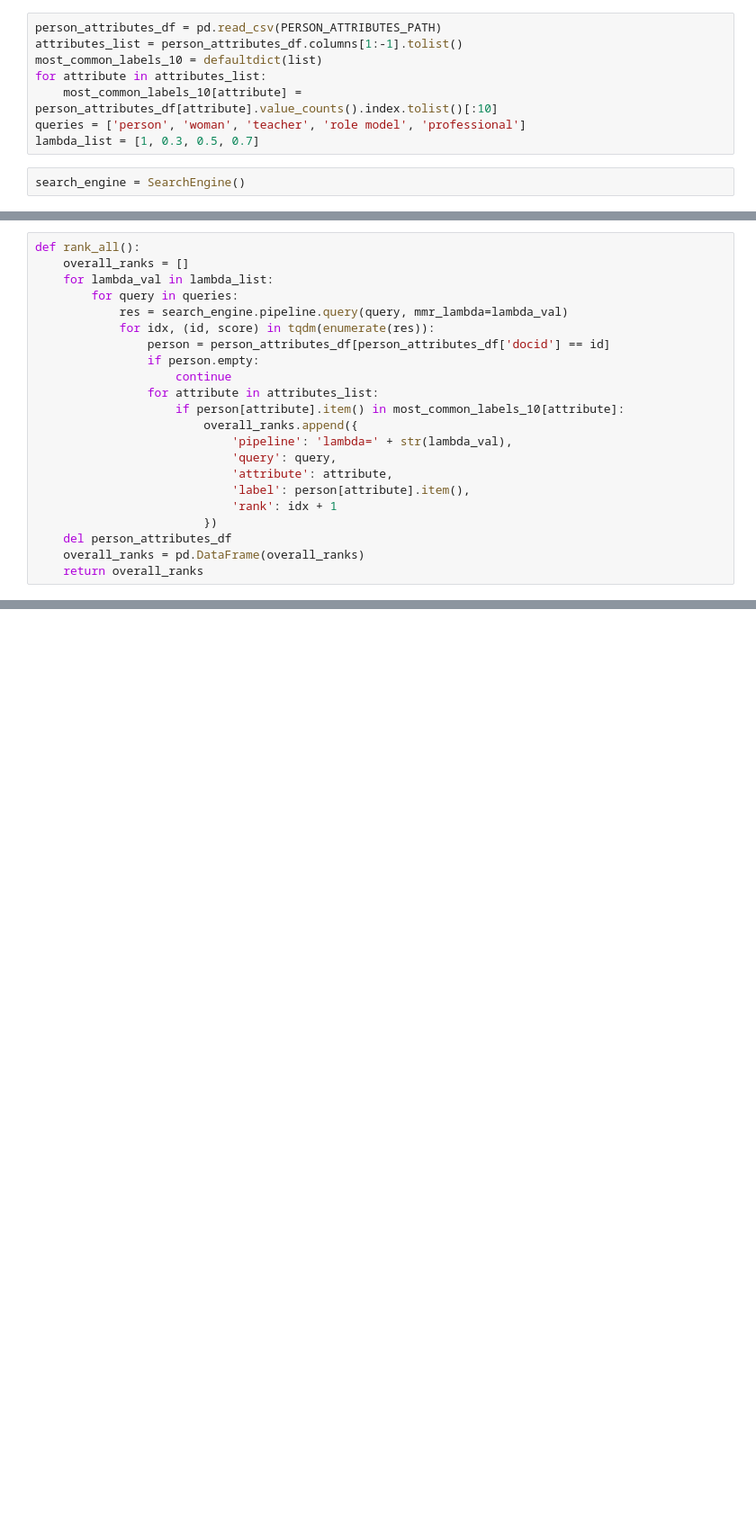
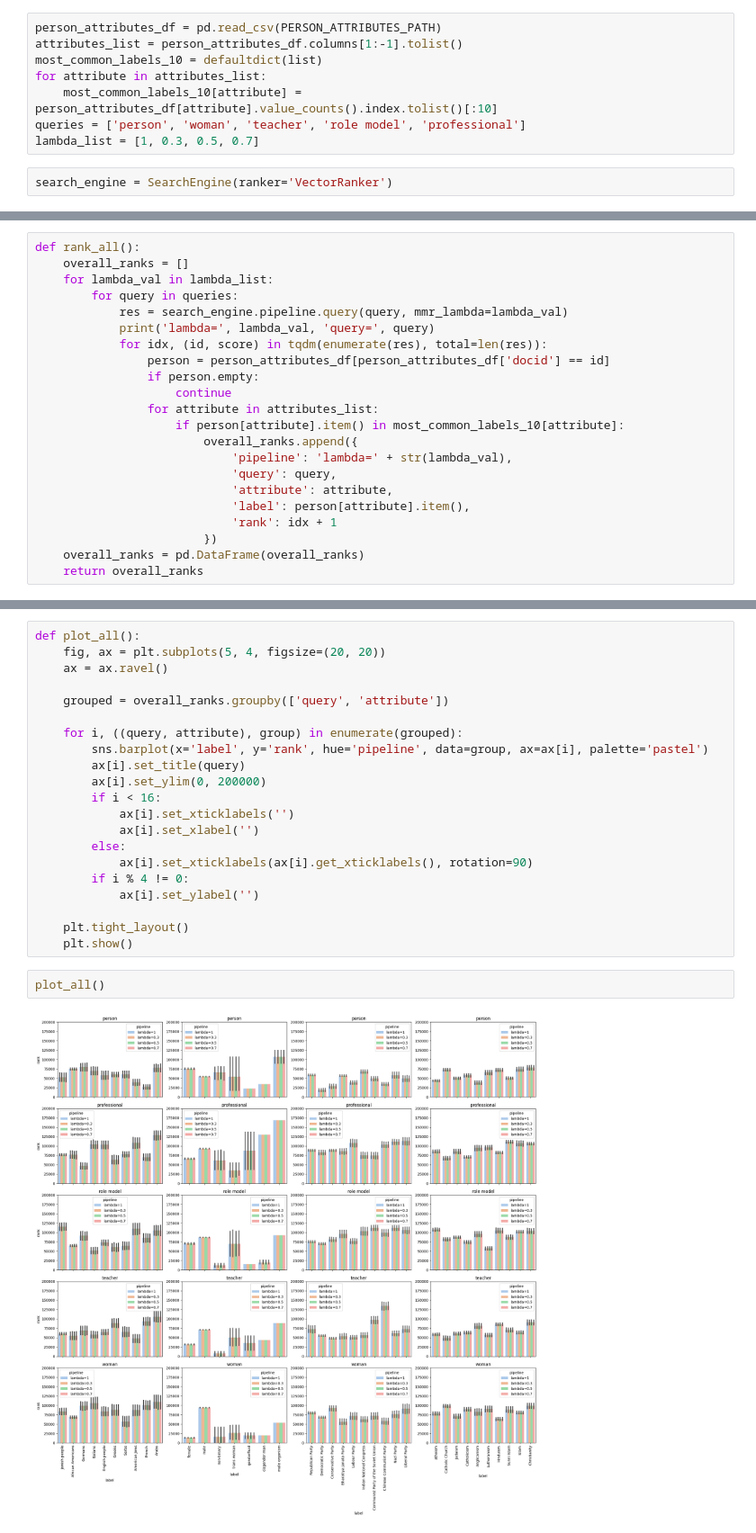
Before and after one commit to zimgong/Wikiplex, a Jupyter notebook: notebooks/increasing_diversity.ipynb, the cells around one changed output, grey strips where cells are left out. Shown at 90% size. Saved outputs shown, nothing was run; the diff lists cells and outputs as text; blank space fills up the shorter version.

```diff
--- a/notebooks/increasing_diversity.ipynb
+++ b/notebooks/increasing_diversity.ipynb
@@ -18,7 +20,7 @@ for attribute in attributes_list:
 queries = ['person', 'woman', 'teacher', 'role model', 'professional']
 lambda_list = [1, 0.3, 0.5, 0.7]
 # %%
-search_engine = SearchEngine()
+search_engine = SearchEngine(ranker='VectorRanker')
 # %% [output]
 Initializing Search Engine...
 Loading doc augment dict...
@@ -44,7 +46,8 @@ def rank_all():
     for lambda_val in lambda_list:
         for query in queries:
             res = search_engine.pipeline.query(query, mmr_lambda=lambda_val)
-            for idx, (id, score) in tqdm(enumerate(res)):
+            print('lambda=', lambda_val, 'query=', query)
+            for idx, (id, score) in tqdm(enumerate(res), total=len(res)):
                 person = person_attributes_df[person_attributes_df['docid'] == id]
                 if person.empty:
                     continue
@@ -57,7 +60,6 @@ def rank_all():
                             'label': person[attribute].item(),
                             'rank': idx + 1
                         })
-    del person_attributes_df
     overall_ranks = pd.DataFrame(overall_ranks)
     return overall_ranks
 # %%
@@ -67,0 +82,25 @@ ValueError: 74204 is not in list
+# %%
+def plot_all():
+    fig, ax = plt.subplots(5, 4, figsize=(20, 20))
+    ax = ax.ravel()
+
+    grouped = overall_ranks.groupby(['query', 'attribute'])
+
+    for i, ((query, attribute), group) in enumerate(grouped):
+        sns.barplot(x='label', y='rank', hue='pipeline', data=group, ax=ax[i], palette='pastel')
+        ax[i].set_title(query)
+        ax[i].set_ylim(0, 200000)
+        if i < 16:
+            ax[i].set_xticklabels('')
+            ax[i].set_xlabel('')
+        else:
+            ax[i].set_xticklabels(ax[i].get_xticklabels(), rotation=90)
+        if i % 4 != 0:
+            ax[i].set_ylabel('')
+
+    plt.tight_layout()
+    plt.show()
+# %%
+plot_all()
+# %% [output]
+[figure, added]
```
Also changed, not shown: parts of 3 cells of this notebook, 6 other files.
